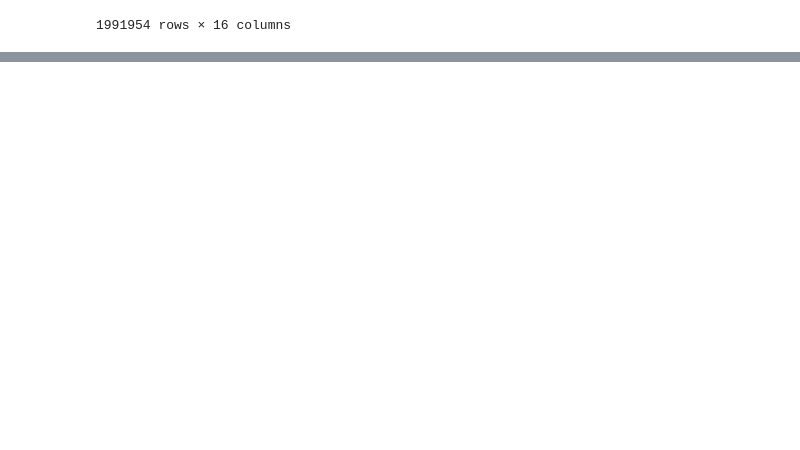
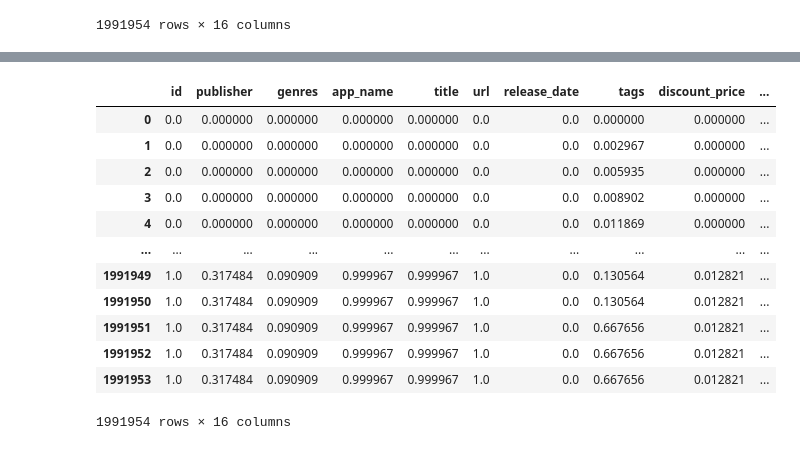
Before and after one commit to OvaR82/ProyectoHenry, a Jupyter notebook: ETL-EDA.ipynb, the cells around one changed output, grey strips where cells are left out. Cells and saved outputs as stored; diff of their text form; code cells hidden in the pictures; blank space fills up the shorter version.

```diff
--- a/ETL-EDA.ipynb
+++ b/ETL-EDA.ipynb
@@ -191,0 +257,21 @@ data_steam_final
+# %%
+# Definimos ahora un nuevo dataframe para mostrar el trabajo del PCA en columnas
+pca_df = data_steam_pca
+pca_df2 = pca_df
+pca_df = MinMaxScaler().fit_transform(pca_df)
+pca_df = pd.DataFrame(pca_df,columns=pca_df2.columns).set_index(pca_df2.index)
+pca_df
+# %% [output]
+|  | id | publisher | genres | app_name | title | url | release_date | tags | discount_price | ... |
+| 0 | 0.0 | 0.000000 | 0.000000 | 0.000000 | 0.000000 | 0.0 | 0.0 | 0.000000 | 0.000000 | ... |
+| 1 | 0.0 | 0.000000 | 0.000000 | 0.000000 | 0.000000 | 0.0 | 0.0 | 0.002967 | 0.000000 | ... |
+| 2 | 0.0 | 0.000000 | 0.000000 | 0.000000 | 0.000000 | 0.0 | 0.0 | 0.005935 | 0.000000 | ... |
+| 3 | 0.0 | 0.000000 | 0.000000 | 0.000000 | 0.000000 | 0.0 | 0.0 | 0.008902 | 0.000000 | ... |
+| 4 | 0.0 | 0.000000 | 0.000000 | 0.000000 | 0.000000 | 0.0 | 0.0 | 0.011869 | 0.000000 | ... |
+| ... | ... | ... | ... | ... | ... | ... | ... | ... | ... | ... |
+| 1991949 | 1.0 | 0.317484 | 0.090909 | 0.999967 | 0.999967 | 1.0 | 0.0 | 0.130564 | 0.012821 | ... |
+| 1991950 | 1.0 | 0.317484 | 0.090909 | 0.999967 | 0.999967 | 1.0 | 0.0 | 0.130564 | 0.012821 | ... |
+| 1991951 | 1.0 | 0.317484 | 0.090909 | 0.999967 | 0.999967 | 1.0 | 0.0 | 0.667656 | 0.012821 | ... |
+| 1991952 | 1.0 | 0.317484 | 0.090909 | 0.999967 | 0.999967 | 1.0 | 0.0 | 0.667656 | 0.012821 | ... |
+| 1991953 | 1.0 | 0.317484 | 0.090909 | 0.999967 | 0.999967 | 1.0 | 0.0 | 0.667656 | 0.012821 | ... |
+1991954 rows × 16 columns
```
Also changed, not shown: parts of 8 cells of this notebook.
